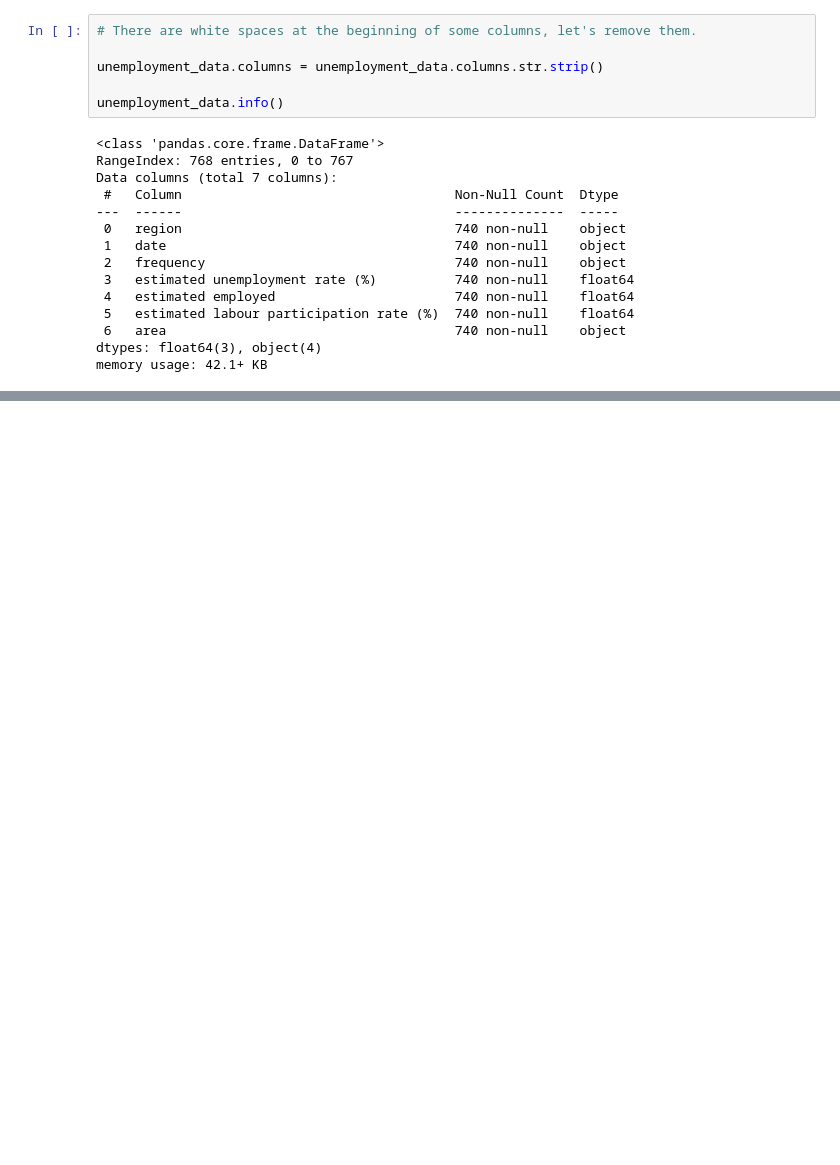
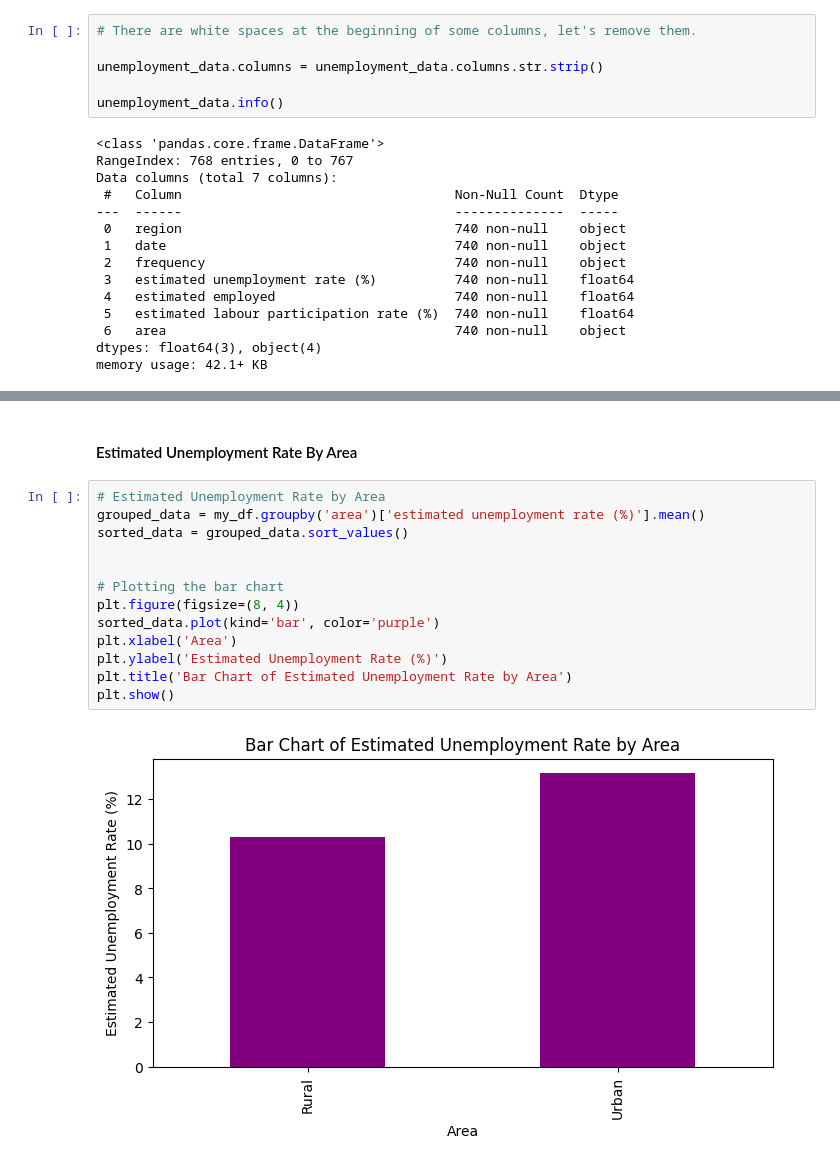
Before and after one commit to kmassiK/OIBSIP, a Jupyter notebook: unemployment_analysis.ipynb, the cells around one changed output, grey strips where cells are left out. Drawn from its saved outputs; the diff is of its cells as text; blank space fills up the shorter version.

```diff
--- a/unemployment_analysis.ipynb
+++ b/unemployment_analysis.ipynb
@@ -183,0 +195,17 @@ unemployment_data.dropna()
+# %% [markdown]
+#### Estimated Unemployment Rate By Area
+# %%
+# Estimated Unemployment Rate by Area
+grouped_data = my_df.groupby('area')['estimated unemployment rate (%)'].mean()
+sorted_data = grouped_data.sort_values()
+
+
+# Plotting the bar chart
+plt.figure(figsize=(8, 4))
+sorted_data.plot(kind='bar', color='purple')
+plt.xlabel('Area')
+plt.ylabel('Estimated Unemployment Rate (%)')
+plt.title('Bar Chart of Estimated Unemployment Rate by Area')
+plt.show()
+# %% [output]
+[figure, added]
```
Also changed, not shown: parts of 25 cells of this notebook.
